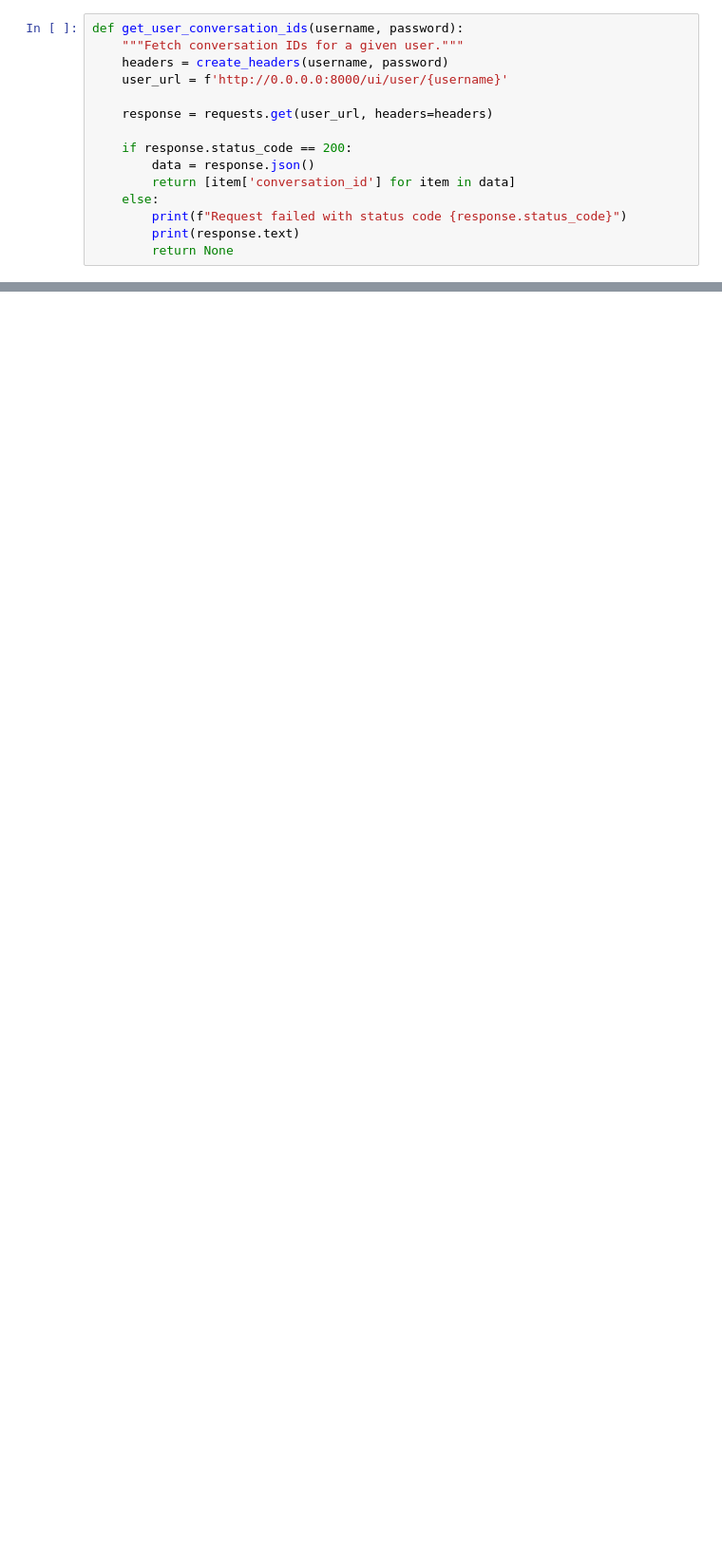
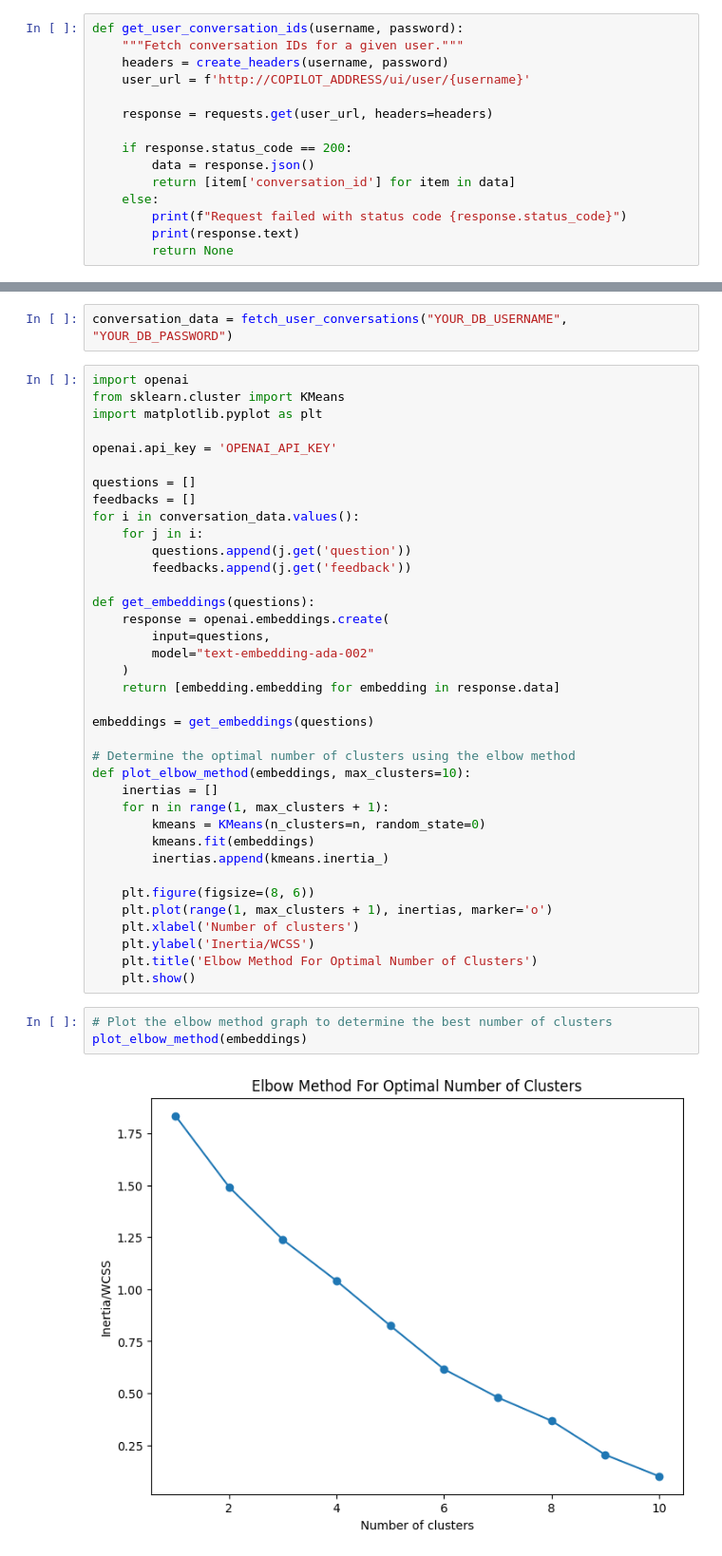
Before and after one commit to tigergraph/CoPilot, a Jupyter notebook: copilot/docs/notebooks/FeedbackAnalysis.ipynb, the cells around one changed output, grey strips where cells are left out. Shown at 95% size. Cells and saved outputs as stored; diff of their text form; blank space fills up the shorter version.

Commit message:
finalize the notebook to do feedback analysis

```diff
--- a/copilot/docs/notebooks/FeedbackAnalysis.ipynb
+++ b/copilot/docs/notebooks/FeedbackAnalysis.ipynb
@@ -57,7 +14,7 @@ def create_headers(username, password):
 def get_user_conversation_ids(username, password):
     """Fetch conversation IDs for a given user."""
     headers = create_headers(username, password)
-    user_url = f'http://0.0.0.0:8000/ui/user/{username}'
+    user_url = f'http://COPILOT_ADDRESS/ui/user/{username}'
 
     response = requests.get(user_url, headers=headers)
 
@@ -368,0 +83,44 @@ for i in range(num_clusters):
+# %%
+conversation_data = fetch_user_conversations("YOUR_DB_USERNAME", "YOUR_DB_PASSWORD")
+# %%
+import openai
+from sklearn.cluster import KMeans
+import matplotlib.pyplot as plt
+
+openai.api_key = 'OPENAI_API_KEY'
+
+questions = []
+feedbacks = []
+for i in conversation_data.values():
+    for j in i:
+        questions.append(j.get('question'))
+        feedbacks.append(j.get('feedback'))
+
+def get_embeddings(questions):
+    response = openai.embeddings.create(
+        input=questions,
+        model="text-embedding-ada-002"
+    )
+    return [embedding.embedding for embedding in response.data]
+
+embeddings = get_embeddings(questions)
+
+# Determine the optimal number of clusters using the elbow method
+def plot_elbow_method(embeddings, max_clusters=10):
+    inertias = []
+    for n in range(1, max_clusters + 1):
+        kmeans = KMeans(n_clusters=n, random_state=0)
+        kmeans.fit(embeddings)
+        inertias.append(kmeans.inertia_)
+
+    plt.figure(figsize=(8, 6))
+    plt.plot(range(1, max_clusters + 1), inertias, marker='o')
+    plt.xlabel('Number of clusters')
+    plt.ylabel('Inertia/WCSS')
+    plt.title('Elbow Method For Optimal Number of Clusters')
+    plt.show()
+# %%
+# Plot the elbow method graph to determine the best number of clusters
+plot_elbow_method(embeddings)
+# %% [output]
+[figure, added]
```
Also changed, not shown: parts of 24 cells of this notebook, 3 other files.
